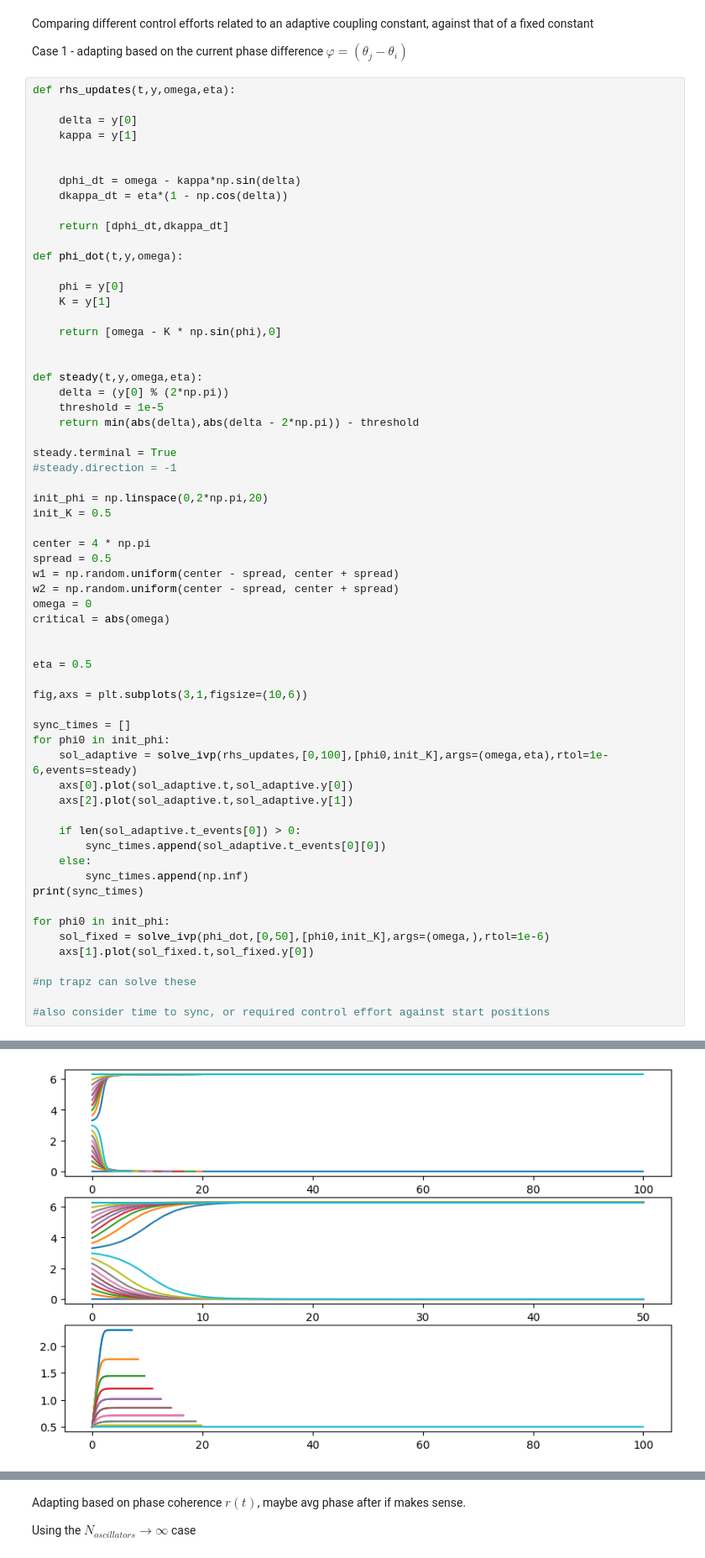
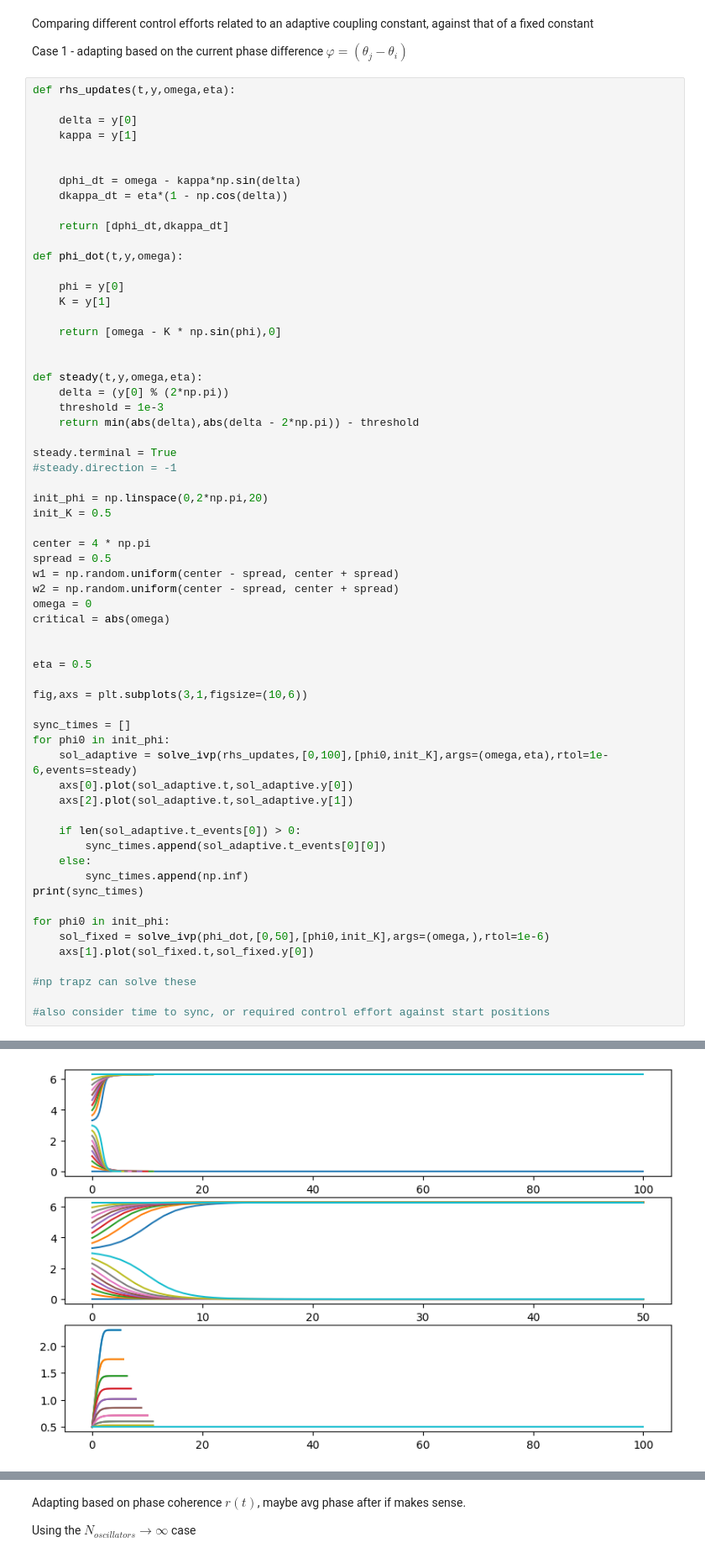
Before and after one commit to Group-14-MDM2/metronome_syncing, a Jupyter notebook: adaptive-kuramoto.ipynb, the cells around one changed output, grey strips where cells are left out. Shown at 84% size. Cells and saved outputs as stored; diff of their text form.

```diff
--- a/adaptive-kuramoto.ipynb
+++ b/adaptive-kuramoto.ipynb
@@ -28,7 +28,7 @@ def phi_dot(t,y,omega):
 
 def steady(t,y,omega,eta):
     delta = (y[0] % (2*np.pi))
-    threshold = 1e-5
+    threshold = 1e-3
     return min(abs(delta),abs(delta - 2*np.pi)) - threshold
 
 steady.terminal = True
@@ -73 +73 @@ for phi0 in init_phi:
-[figure, old version]
+[figure, new version]
```
Also changed, not shown: parts of 6 cells of this notebook.
